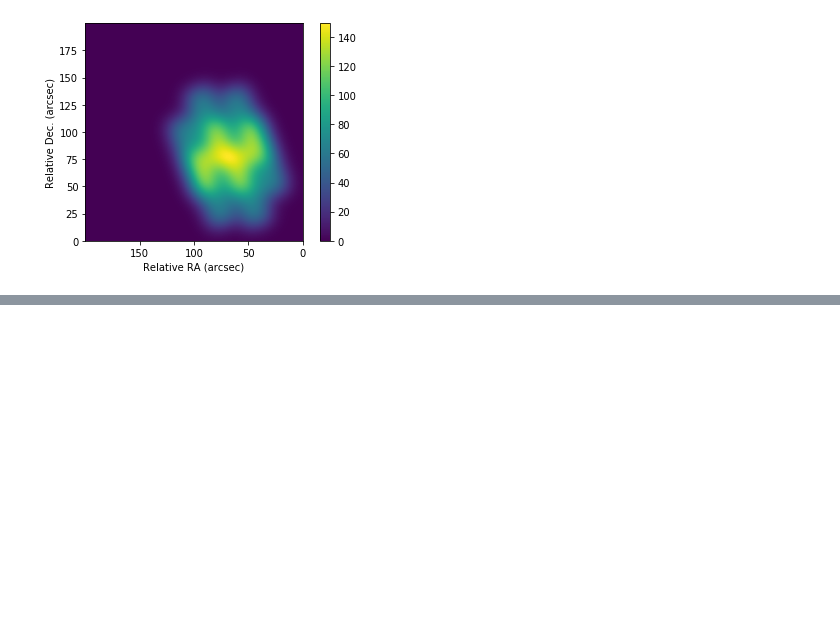
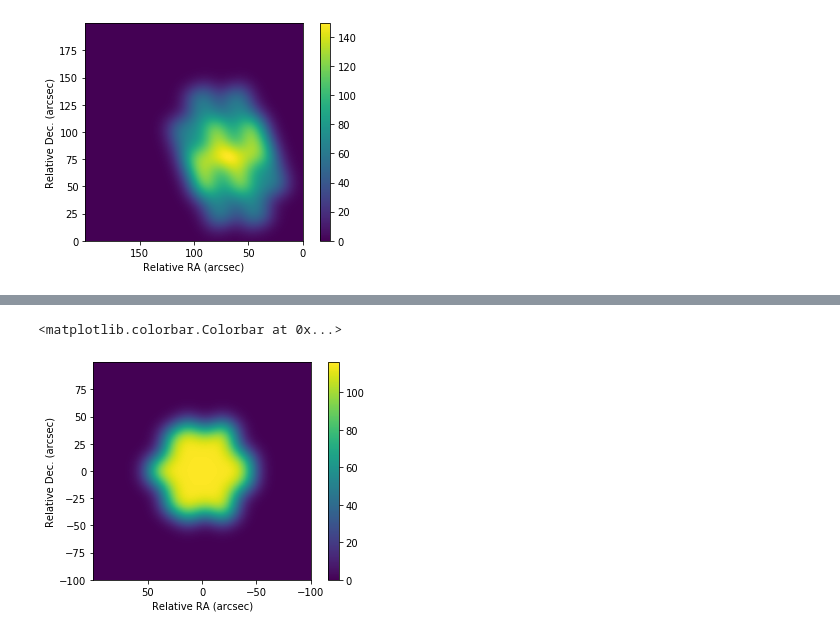
Before and after one commit to kfkaplan/the_greatest_sensitivity_mapper, a Jupyter notebook: test_sense_map.ipynb, the cells around one changed output, grey strips where cells are left out. Cells and saved outputs as stored; diff of their text form; code cells hidden in the pictures; blank space fills up the shorter version.

```diff
--- a/test_sense_map.ipynb
+++ b/test_sense_map.ipynb
@@ -72,0 +127,14 @@ colorbar()
+# %%
+#Paint LFA fourth aor which is a honeycomb map
+sky_grid.clear() #Clear sky grid
+aors[3].paint(sky_grid, 'LFA') #Paint onto sky from aor
+
+#Show result
+figure()
+imshow(sky_grid.data, origin='bottom', extent=sky_grid.extent)
+xlabel('Relative RA (arcsec)')
+ylabel('Relative Dec. (arcsec)')
+colorbar()
+# %% [output]
+<matplotlib.colorbar.Colorbar at 0x...>
+[figure, added]
```
Also changed, not shown: parts of 6 cells of this notebook, 2 other files.
